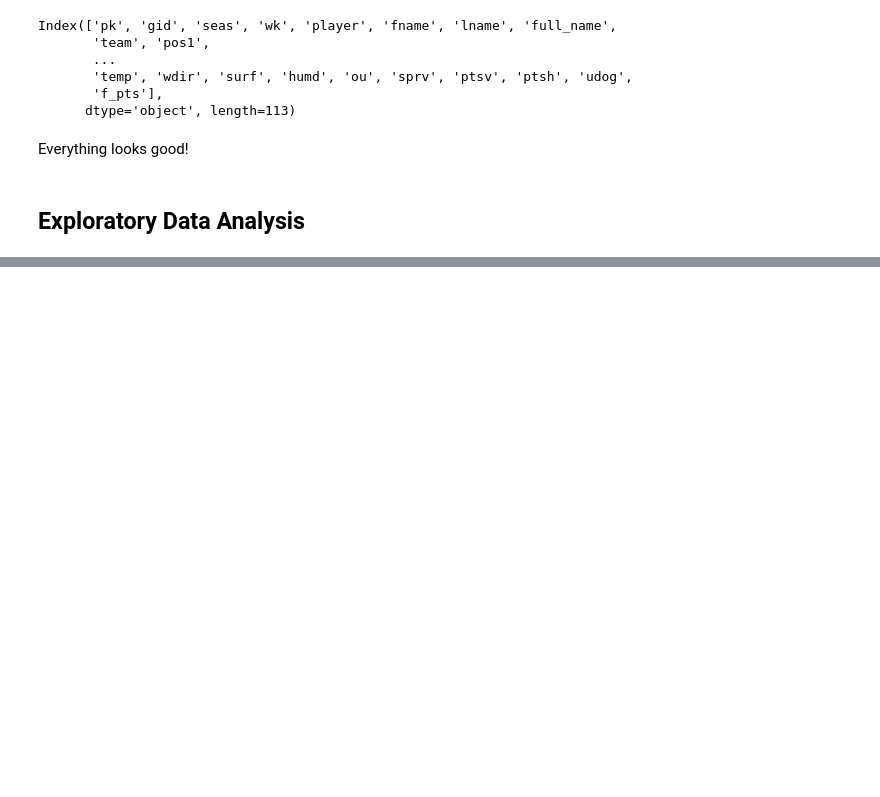
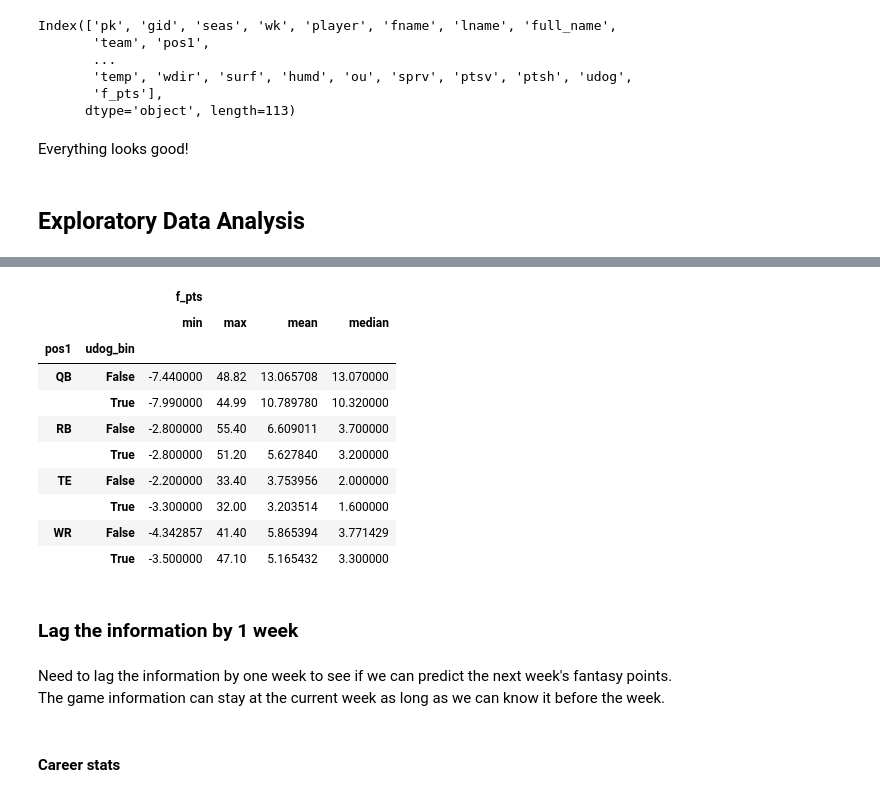
Before and after one commit to jchristo12/fantasy_football, a Jupyter notebook: analysis/feature_analysis.ipynb, the cells around one changed output, grey strips where cells are left out. Drawn from its saved outputs; the diff is of its cells as text; code cells hidden in the pictures; blank space fills up the shorter version.

Commit message:
Add 1-wk lag stats

```diff
--- a/analysis/feature_analysis.ipynb
+++ b/analysis/feature_analysis.ipynb
@@ -422,0 +478,19 @@ sb.boxplot(x='pos1', y='f_pts', data=df_eda)
+# %%
+df_eda.groupby(['pos1', 'udog_bin'], as_index=True).agg({'f_pts': ['min', 'max', 'mean', 'median']})
+# %% [output]
+|  |  | f_pts |  |  |  |
+|  |  | min | max | mean | median |
+| pos1 | udog_bin |  |  |  |  |
+| QB | False | -7.440000 | 48.82 | 13.065708 | 13.070000 |
+|  | True | -7.990000 | 44.99 | 10.789780 | 10.320000 |
+| RB | False | -2.800000 | 55.40 | 6.609011 | 3.700000 |
+|  | True | -2.800000 | 51.20 | 5.627840 | 3.200000 |
+| TE | False | -2.200000 | 33.40 | 3.753956 | 2.000000 |
+|  | True | -3.300000 | 32.00 | 3.203514 | 1.600000 |
+| WR | False | -4.342857 | 41.40 | 5.865394 | 3.771429 |
+|  | True | -3.500000 | 47.10 | 5.165432 | 3.300000 |
+# %% [markdown]
+### Lag the information by 1 week
+# %% [markdown]
+Need to lag the information by one week to see if we can predict the next week's fantasy points.<br>
+The game information can stay at the current week as long as we can know it before the week.
@@ -422,0 +503,2 @@ sb.boxplot(x='pos1', y='f_pts', data=df_eda)
+# %% [markdown]
+#### Career stats
```
Also changed, not shown: parts of 18 cells of this notebook.
